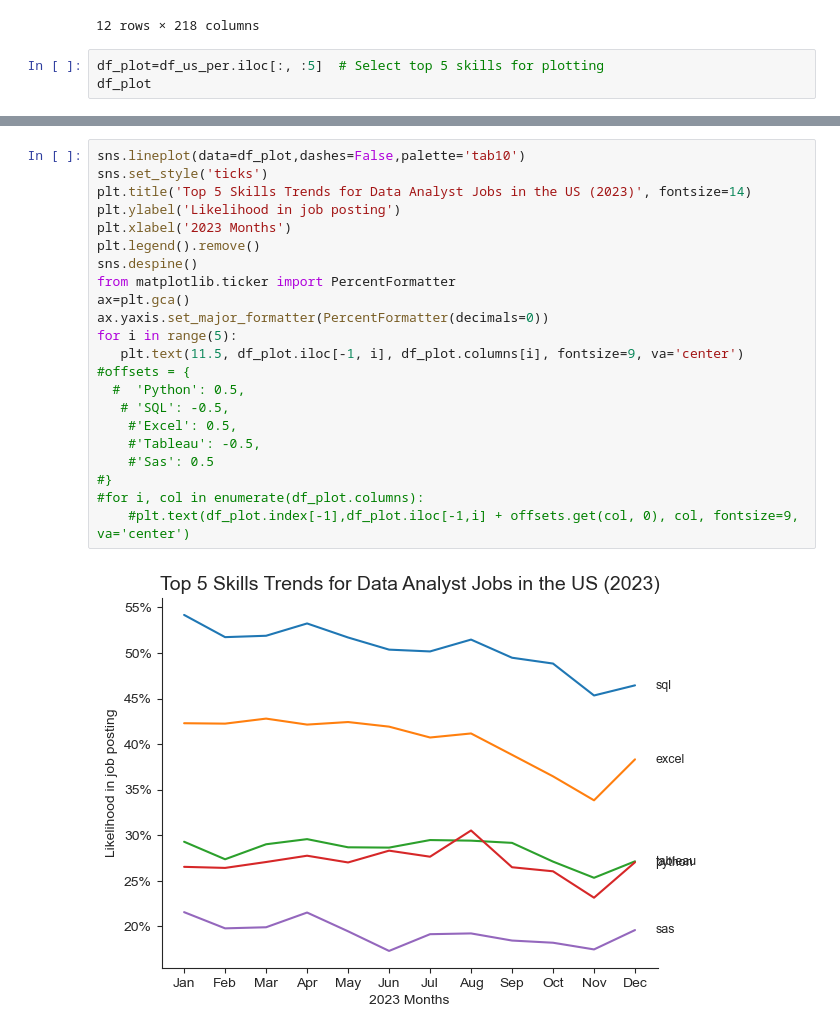
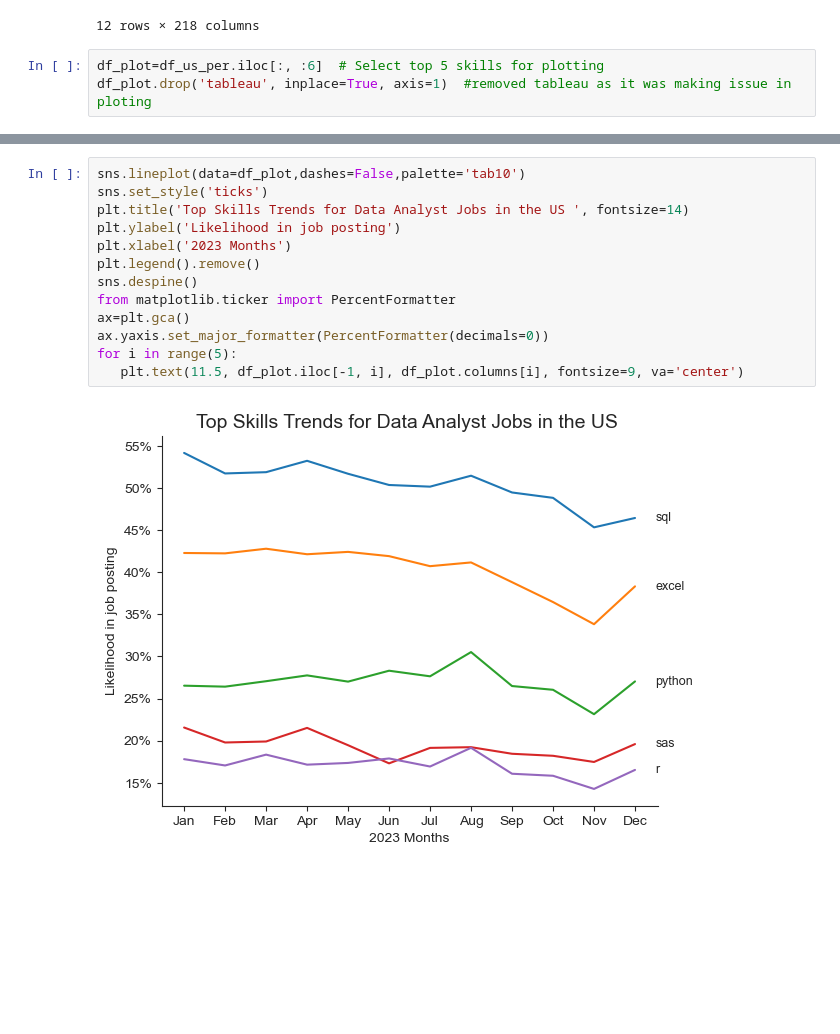
Before and after one commit to felixkujur/PYTHON_data_analysis, a Jupyter notebook: PROJECTS/skills_trends.ipynb, the cells around one changed output, grey strips where cells are left out. Cells and saved outputs as stored; diff of their text form; blank space fills up the shorter version.

Commit message:
fix skill trends top 5 jobs

```diff
--- a/PROJECTS/skills_trends.ipynb
+++ b/PROJECTS/skills_trends.ipynb
@@ -73,6 +73,6 @@ df_us_per
 | Dec | 46.443830 | 38.326213 | 27.142498 | 27.041970 | 19.602915 | 16.536818 | 17.567228 | 11.334506 | 9.901985 | 6.659965 | ... |
 12 rows × 218 columns
 # %%
-df_plot=df_us_per.iloc[:, :5]  # Select top 5 skills for plotting
-df_plot
+df_plot=df_us_per.iloc[:, :6]  # Select top 5 skills for plotting
+df_plot.drop('tableau', inplace=True, axis=1)  #removed tableau as it was making issue in ploting
 # %% [output]
@@ -93,24 +83,15 @@ df_plot
 # %%
 sns.lineplot(data=df_plot,dashes=False,palette='tab10')
 sns.set_style('ticks')
-plt.title('Top 5 Skills Trends for Data Analyst Jobs in the US (2023)', fontsize=14)
+plt.title('Top Skills Trends for Data Analyst Jobs in the US ', fontsize=14)
 plt.ylabel('Likelihood in job posting')
 plt.xlabel('2023 Months')
 plt.legend().remove()
 sns.despine()
 from matplotlib.ticker import PercentFormatter
 ax=plt.gca()
 ax.yaxis.set_major_formatter(PercentFormatter(decimals=0))
 for i in range(5):
    plt.text(11.5, df_plot.iloc[-1, i], df_plot.columns[i], fontsize=9, va='center')
-#offsets = {
-  #  'Python': 0.5,
-   # 'SQL': -0.5,
-    #'Excel': 0.5,
-    #'Tableau': -0.5,
-    #'Sas': 0.5
-#}
-#for i, col in enumerate(df_plot.columns):
-    #plt.text(df_plot.index[-1],df_plot.iloc[-1,i] + offsets.get(col, 0), col, fontsize=9, va='center')
 # %% [output]
-[figure, old version]
+[figure, new version]
```
Also changed, not shown: parts of 1 cell of this notebook, 2 other files.
